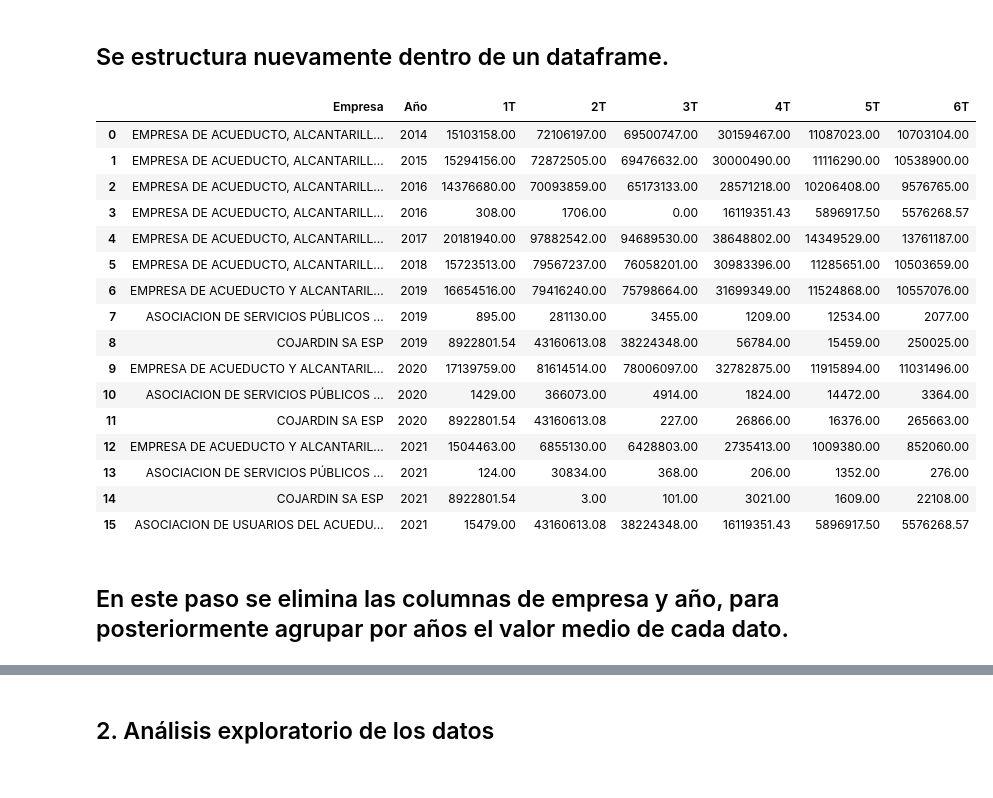
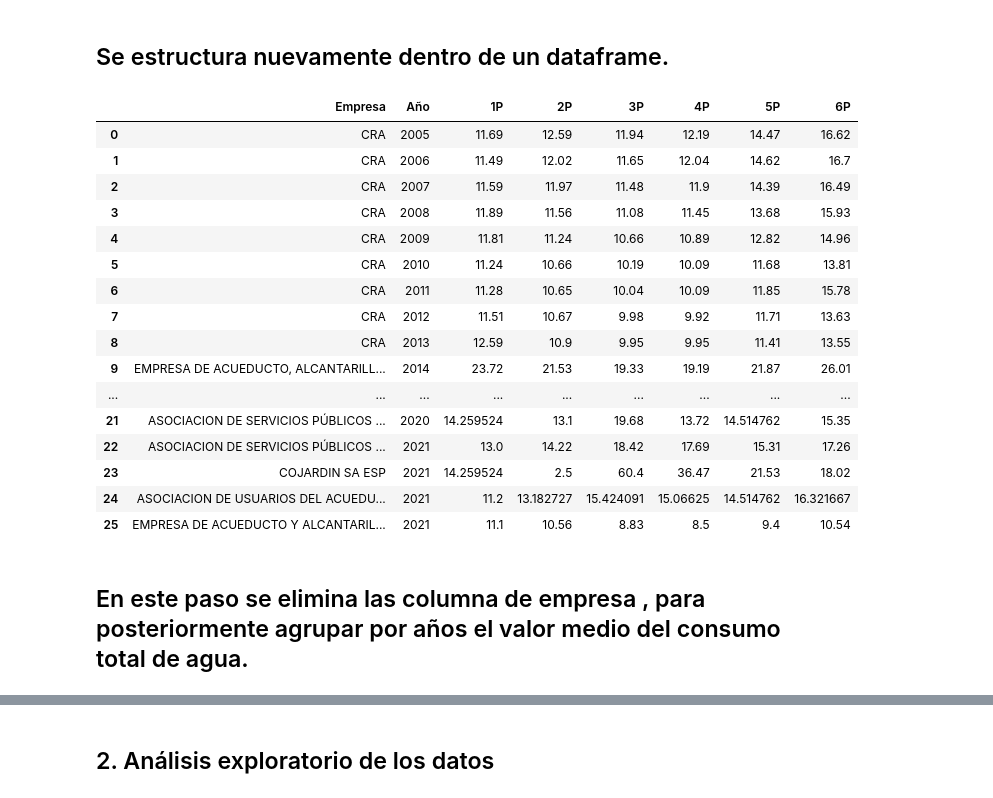
Before and after one commit to 1012357482/ConsumoAguaSeriesTemporales, a Jupyter notebook: ConsumoAguaSeriesTemporales.ipynb, the cells around one changed output, grey strips where cells are left out. Saved outputs shown, nothing was run; the diff lists cells and outputs as text; code cells hidden in the pictures.

```diff
--- a/ConsumoAguaSeriesTemporales.ipynb
+++ b/ConsumoAguaSeriesTemporales.ipynb
@@ -228,7 +249,7 @@ dataset_bogota.isnull()
 | 6093 | False | False | True | False | False | False | False | False |
 | 6094 | False | False | False | True | True | True | True | True |
 # %%
-dataframe_bogota= pd.DataFrame(dataset_bogota)
+dataframe_bogota_2014_2021= pd.DataFrame(dataset_bogota_2014_2021)
 # %% [markdown]
 ## Se cuentan los datos faltantes por columna.
 # %%
@@ -270,26 +291,25 @@ def transformar_valor(valor):
         valor = valor.replace('.', '').replace(',', '.')
     return valor
 # %%
-#dataframe_bogota['6T'] = [str(x).replace('nan','NaN') for x in dataframe_bogota['6T']]
-pd.options.display.float_format = '{:.2f}'.format
-
 #Se modifica "." por la "," para una conversión ideal a datos númericos
 #Sin esto al aplicar el cambio de formato convierte los valores tipo 000.000.000.
 #Es decir conva mas de un punto decimal, los deja como NaN
 
-dataframe_bogota['1T'] = dataframe_bogota['1T'].apply(transformar_valor)
-dataframe_bogota['2T'] = dataframe_bogota['2T'].apply(transformar_valor)
-dataframe_bogota['3T'] = dataframe_bogota['3T'].apply(transformar_valor)
-dataframe_bogota['4T'] = dataframe_bogota['4T'].apply(transformar_valor)
-dataframe_bogota['5T'] = dataframe_bogota['5T'].apply(transformar_valor)
-dataframe_bogota['6T'] = dataframe_bogota['6T'].apply(transformar_valor)
+dataframe_bogota_2014_2021['1P'] = dataframe_bogota_2014_2021['1P'].apply(transformar_valor)
+dataframe_bogota_2014_2021['2P'] = dataframe_bogota_2014_2021['2P'].apply(transformar_valor)
+dataframe_bogota_2014_2021['3P'] = dataframe_bogota_2014_2021['3P'].apply(transformar_valor)
+dataframe_bogota_2014_2021['4P'] = dataframe_bogota_2014_2021['4P'].apply(transformar_valor)
+dataframe_bogota_2014_2021['5P'] = dataframe_bogota_2014_2021['5P'].apply(transformar_valor)
+dataframe_bogota_2014_2021['6P'] = dataframe_bogota_2014_2021['6P'].apply(transformar_valor)
 
 
-dataframe_bogota['1T'] = pd.to_numeric(dataframe_bogota['1T'], errors="coerce")
-dataframe_bogota['2T'] = pd.to_numeric(dataframe_bogota['2T'], errors="coerce")
-dataframe_bogota['3T'] = pd.to_numeric(dataframe_bogota['3T'], errors="coerce")
-dataframe_bogota['4T'] = pd.to_numeric(dataframe_bogota['4T'], errors="coerce")
-dataframe_bogota['5T'] = pd.to_numeric(dataframe_bogota['5T'], errors="coerce")
-dataframe_bogota['6T'] = pd.to_numeric(dataframe_bogota['6T'], errors="coerce")
-dataframe_bogota
+dataframe_bogota_2014_2021['1P'] = pd.to_numeric(dataframe_bogota_2014_2021['1P'], errors="coerce")
+dataframe_bogota_2014_2021['2P'] = pd.to_numeric(dataframe_bogota_2014_2021['2P'], errors="coerce")
+dataframe_bogota_2014_2021['3P'] = pd.to_numeric(dataframe_bogota_2014_2021['3P'], errors="coerce")
+dataframe_bogota_2014_2021['4P'] = pd.to_numeric(dataframe_bogota_2014_2021['4P'], errors="coerce")
+dataframe_bogota_2014_2021['5P'] = pd.to_numeric(dataframe_bogota_2014_2021['5P'], errors="coerce")
+dataframe_bogota_2014_2021['6P'] = pd.to_numeric(dataframe_bogota_2014_2021['6P'], errors="coerce")
+
+dataframe_bogota_2014_2021.info()
+dataset_general_0.info()
 # %% [output]
@@ -312,0 +355,6 @@ dataframe_bogota
+# %%
+
+dataframe_bogota_2005_2021 = pd.concat([dataframe_bogota_2014_2021, dataset_general_0], axis=0, ignore_index=True)
+dataframe_bogota_2005_2021 = dataframe_bogota_2005_2021.sort_values(by='AÑO', ascending=True)
+dataframe_bogota_2005_2021 = dataframe_bogota_2005_2021.drop('PROMEDIO', axis=1)
+dataframe_bogota_2005_2021
@@ -314,7 +380,7 @@ dataframe_bogota
 ## Se realiza la imputación de parametros utilizando el valor de la media por cada columna
 # %%
 from sklearn.impute import SimpleImputer
-X=dataframe_bogota.iloc[:,:].values
+X=dataframe_bogota_2005_2021.iloc[:,:].values
 imp= SimpleImputer(missing_values=np.nan, strategy='mean')
 imp= imp.fit(X[:,2:8])
 X[:,2:8]=imp.transform(X[:,2:8])
@@ -341,29 +407,29 @@ array([['EMPRESA DE ACUEDUCTO, ALCANTARILLADO Y ASEO DE BOGOTÁ E.S.P',
 ## Se estructura nuevamente dentro de un dataframe.
 # %%
 df_bogota = pd.DataFrame(X,
-                       columns=['Empresa', 'Año', '1T', '2T','3T','4T','5T','6T']
+                       columns=['Empresa', 'Año', '1P', '2P','3P','4P','5P','6P']
                          )
 df_bogota
 # %% [output]
-|  | Empresa | Año | 1T | 2T | 3T | 4T | 5T | 6T |
-| 0 | EMPRESA DE ACUEDUCTO, ALCANTARILL... | 2014 | 15103158.00 | 72106197.00 | 69500747.00 | 30159467.00 | 11087023.00 | 10703104.00 |
-| 1 | EMPRESA DE ACUEDUCTO, ALCANTARILL... | 2015 | 15294156.00 | 72872505.00 | 69476632.00 | 30000490.00 | 11116290.00 | 10538900.00 |
-| 2 | EMPRESA DE ACUEDUCTO, ALCANTARILL... | 2016 | 14376680.00 | 70093859.00 | 65173133.00 | 28571218.00 | 10206408.00 | 9576765.00 |
-| 3 | EMPRESA DE ACUEDUCTO, ALCANTARILL... | 2016 | 308.00 | 1706.00 | 0.00 | 16119351.43 | 5896917.50 | 5576268.57 |
-| 4 | EMPRESA DE ACUEDUCTO, ALCANTARILL... | 2017 | 20181940.00 | 97882542.00 | 94689530.00 | 38648802.00 | 14349529.00 | 13761187.00 |
-| 5 | EMPRESA DE ACUEDUCTO, ALCANTARILL... | 2018 | 15723513.00 | 79567237.00 | 76058201.00 | 30983396.00 | 11285651.00 | 10503659.00 |
-| 6 | EMPRESA DE ACUEDUCTO Y ALCANTARIL... | 2019 | 16654516.00 | 79416240.00 | 75798664.00 | 31699349.00 | 11524868.00 | 10557076.00 |
-| 7 | ASOCIACION DE SERVICIOS PÚBLICOS ... | 2019 | 895.00 | 281130.00 | 3455.00 | 1209.00 | 12534.00 | 2077.00 |
-| 8 | COJARDIN SA ESP | 2019 | 8922801.54 | 43160613.08 | 38224348.00 | 56784.00 | 15459.00 | 250025.00 |
-| 9 | EMPRESA DE ACUEDUCTO Y ALCANTARIL... | 2020 | 17139759.00 | 81614514.00 | 78006097.00 | 32782875.00 | 11915894.00 | 11031496.00 |
-| 10 | ASOCIACION DE SERVICIOS PÚBLICOS ... | 2020 | 1429.00 | 366073.00 | 4914.00 | 1824.00 | 14472.00 | 3364.00 |
-| 11 | COJARDIN SA ESP | 2020 | 8922801.54 | 43160613.08 | 227.00 | 26866.00 | 16376.00 | 265663.00 |
-| 12 | EMPRESA DE ACUEDUCTO Y ALCANTARIL... | 2021 | 1504463.00 | 6855130.00 | 6428803.00 | 2735413.00 | 1009380.00 | 852060.00 |
-| 13 | ASOCIACION DE SERVICIOS PÚBLICOS ... | 2021 | 124.00 | 30834.00 | 368.00 | 206.00 | 1352.00 | 276.00 |
-| 14 | COJARDIN SA ESP | 2021 | 8922801.54 | 3.00 | 101.00 | 3021.00 | 1609.00 | 22108.00 |
-| 15 | ASOCIACION DE USUARIOS DEL ACUEDU... | 2021 | 15479.00 | 43160613.08 | 38224348.00 | 16119351.43 | 5896917.50 | 5576268.57 |
+|  | Empresa | Año | 1P | 2P | 3P | 4P | 5P | 6P |
+| 0 | CRA | 2005 | 11.69 | 12.59 | 11.94 | 12.19 | 14.47 | 16.62 |
+| 1 | CRA | 2006 | 11.49 | 12.02 | 11.65 | 12.04 | 14.62 | 16.7 |
+| 2 | CRA | 2007 | 11.59 | 11.97 | 11.48 | 11.9 | 14.39 | 16.49 |
+| 3 | CRA | 2008 | 11.89 | 11.56 | 11.08 | 11.45 | 13.68 | 15.93 |
+| 4 | CRA | 2009 | 11.81 | 11.24 | 10.66 | 10.89 | 12.82 | 14.96 |
+| 5 | CRA | 2010 | 11.24 | 10.66 | 10.19 | 10.09 | 11.68 | 13.81 |
+| 6 | CRA | 2011 | 11.28 | 10.65 | 10.04 | 10.09 | 11.85 | 15.78 |
+| 7 | CRA | 2012 | 11.51 | 10.67 | 9.98 | 9.92 | 11.71 | 13.63 |
+| 8 | CRA | 2013 | 12.59 | 10.9 | 9.95 | 9.95 | 11.41 | 13.55 |
+| 9 | EMPRESA DE ACUEDUCTO, ALCANTARILL... | 2014 | 23.72 | 21.53 | 19.33 | 19.19 | 21.87 | 26.01 |
+| ... | ... | ... | ... | ... | ... | ... | ... | ... |
+| 21 | ASOCIACION DE SERVICIOS PÚBLICOS ... | 2020 | 14.259524 | 13.1 | 19.68 | 13.72 | 14.514762 | 15.35 |
+| 22 | ASOCIACION DE SERVICIOS PÚBLICOS ... | 2021 | 13.0 | 14.22 | 18.42 | 17.69 | 15.31 | 17.26 |
+| 23 | COJARDIN SA ESP | 2021 | 14.259524 | 2.5 | 60.4 | 36.47 | 21.53 | 18.02 |
+| 24 | ASOCIACION DE USUARIOS DEL ACUEDU... | 2021 | 11.2 | 13.182727 | 15.424091 | 15.06625 | 14.514762 | 16.321667 |
+| 25 | EMPRESA DE ACUEDUCTO Y ALCANTARIL... | 2021 | 11.1 | 10.56 | 8.83 | 8.5 | 9.4 | 10.54 |
 # %% [markdown]
-## En este paso se elimina las columnas de empresa y año, para posteriormente agrupar por años el valor medio de cada dato.
+## En este paso se elimina las columna de empresa , para posteriormente agrupar por años el valor medio del consumo total de agua.
 # %%
 df_bogota= df_bogota.drop(['Empresa'], axis=1)
 print(df_bogota)
```
Also changed, not shown: parts of 44 cells of this notebook.
